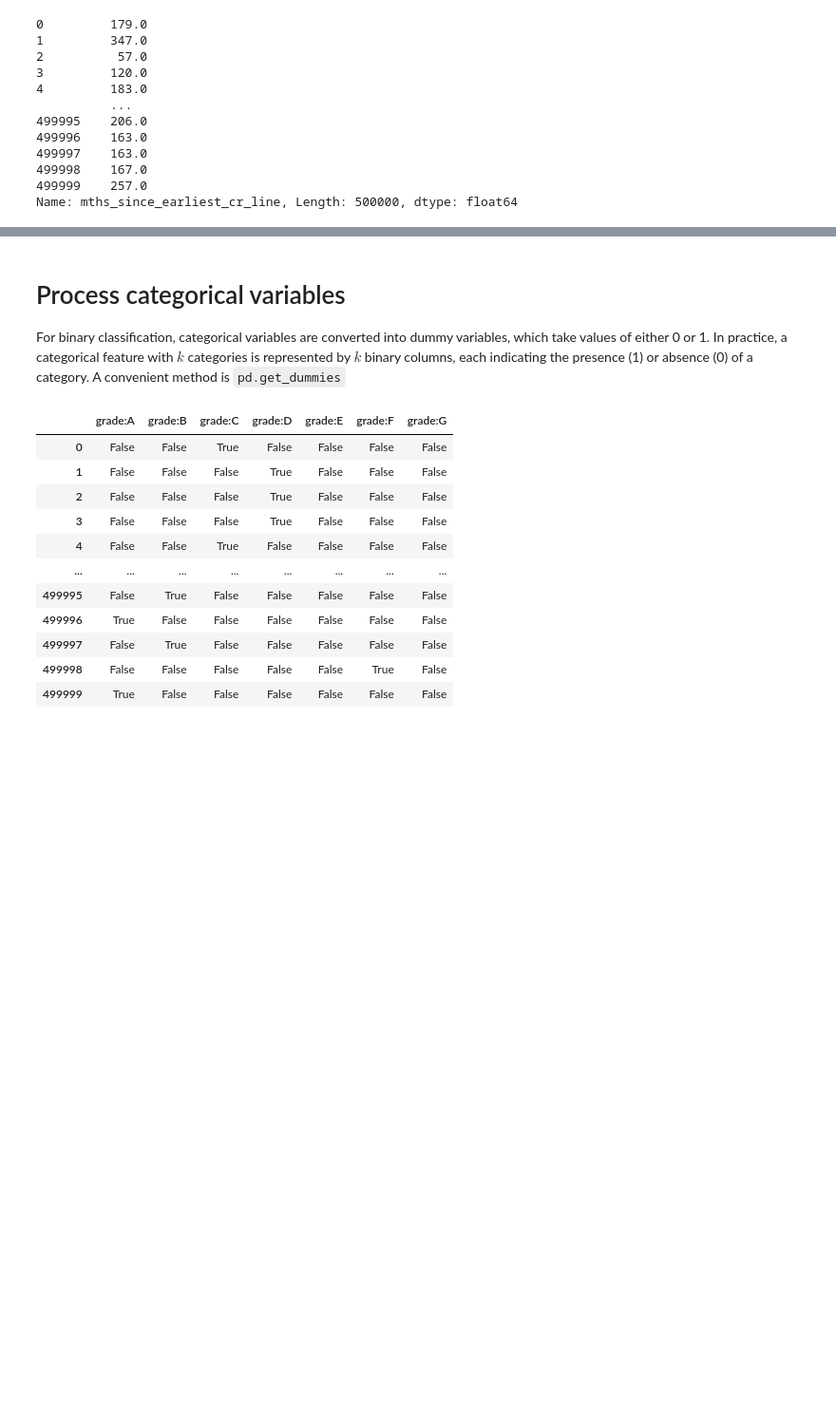
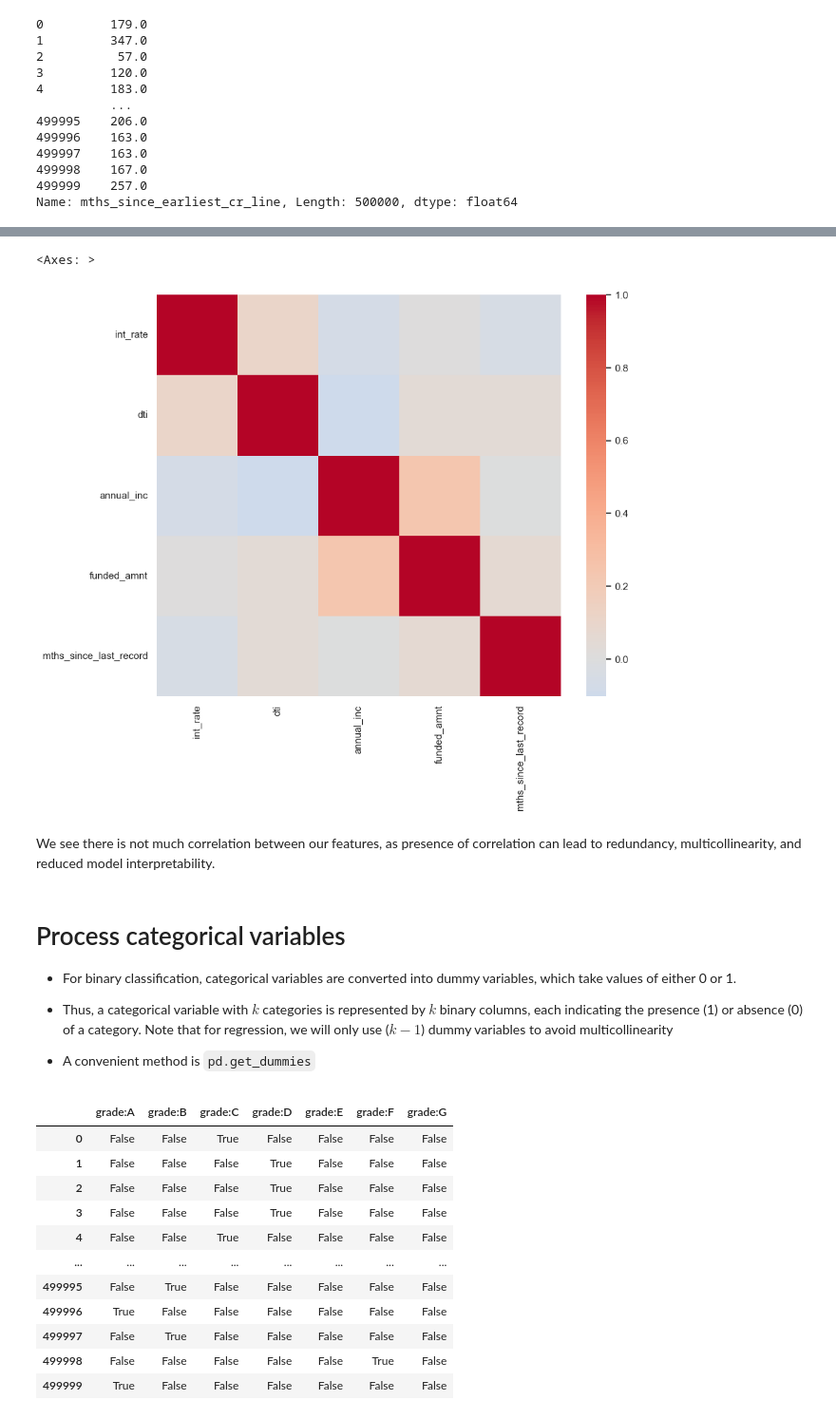
Before and after one commit to z2gap/credit_risk_modeling, a Jupyter notebook: 01_EDA.ipynb, the cells around one changed output, grey strips where cells are left out. Shown at 95% size. Drawn from its saved outputs; the diff is of its cells as text; code cells hidden in the pictures; blank space fills up the shorter version.

```diff
--- a/01_EDA.ipynb
+++ b/01_EDA.ipynb
@@ -168,7 +204,20 @@ Name: mths_since_earliest_cr_line, Length: 500000, dtype: float64
+# %%
+corr = df[predictors].corr(numeric_only=True)
+plt.figure(figsize=(10,8))
+sns.heatmap(corr, cmap='coolwarm', center=0)
+# %% [output]
+<Axes: >
+[figure, added]
+# %% [markdown]
+We see there is not much correlation between our features, as presence of correlation can lead to redundancy, multicollinearity, and reduced model interpretability.
 # %% [markdown]
 # Process categorical variables
 
-For binary classification, categorical variables are converted into dummy variables, which take values of either 0 or 1. In practice, a categorical feature with $k$ categories is represented by $k$ binary columns, each indicating the presence (1) or absence (0) of a category. A convenient method is `pd.get_dummies`
+- For binary classification, categorical variables are converted into dummy variables, which take values of either 0 or 1.
+
+- Thus, a categorical variable with $k$ categories is represented by $k$ binary columns, each indicating the presence (1) or absence (0) of a category. Note that for regression, we will only use ($k-1$) dummy variables to avoid multicollinearity
+
+- A convenient method is `pd.get_dummies`
 # %%
 pd.get_dummies(df['grade'], prefix='grade', prefix_sep=':')
 # %% [output]
```
Also changed, not shown: parts of 27 cells of this notebook, 14 other files.
